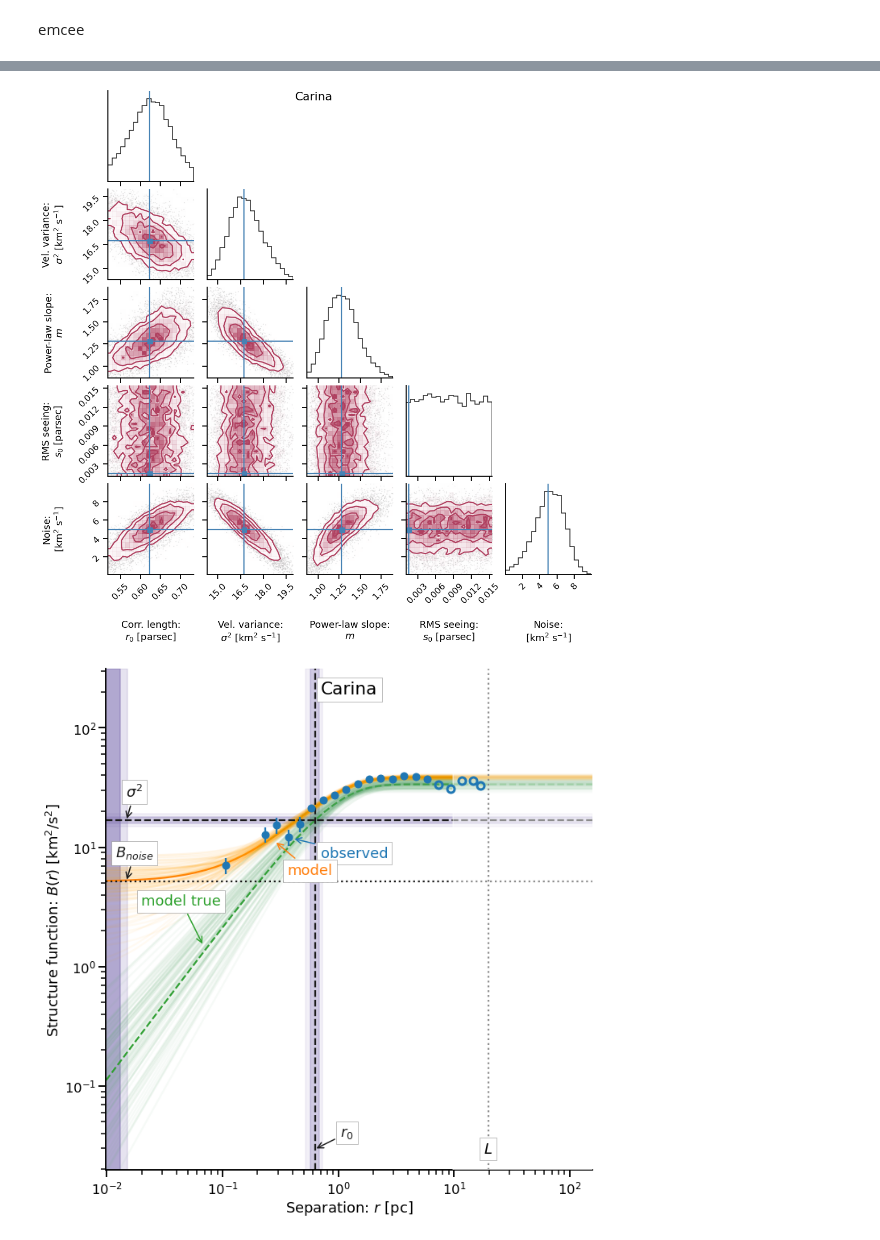
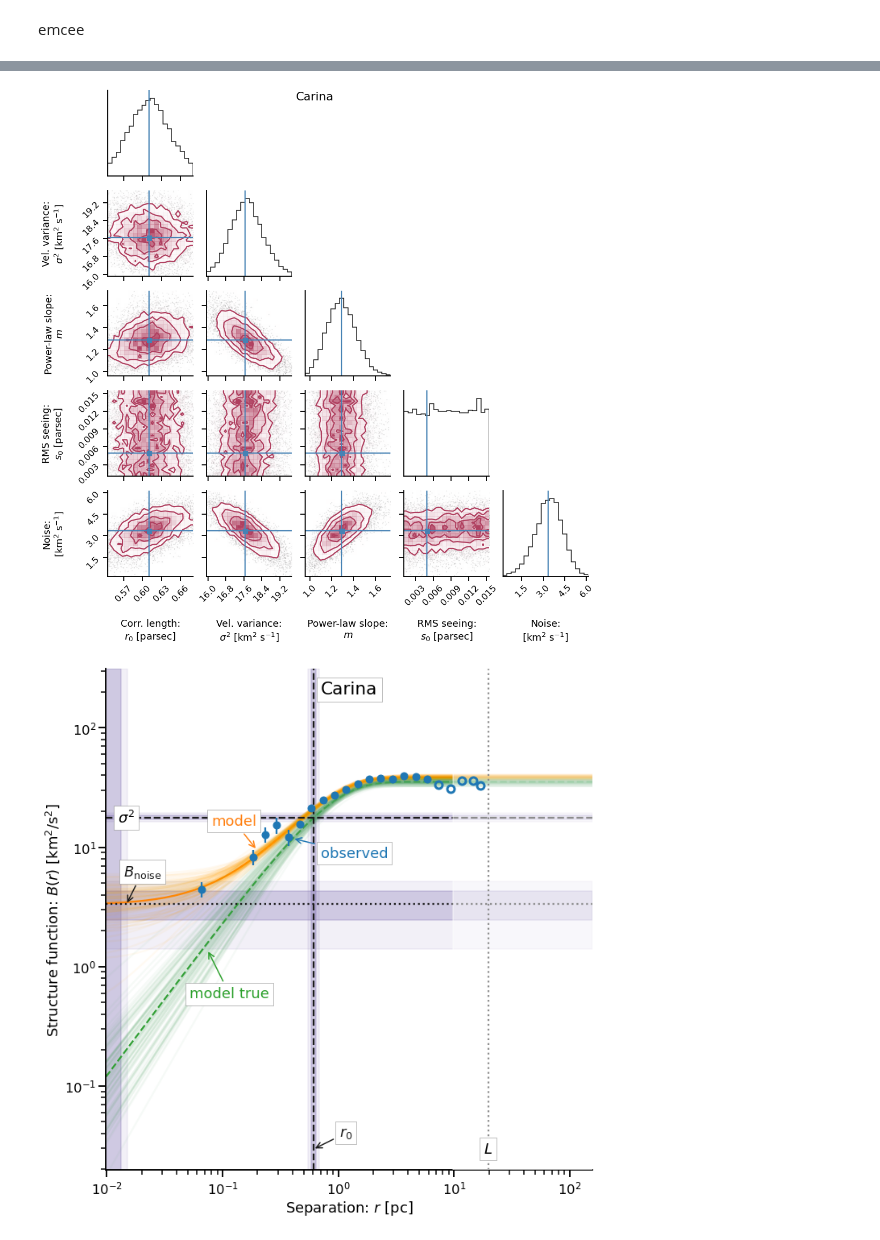
Before and after one commit to JavGVastro/PhD.Paper, a Jupyter notebook: CICar.ipynb, the cells around one changed output, grey strips where cells are left out. Saved outputs shown, nothing was run; the diff lists cells and outputs as text; code cells hidden in the pictures.

Commit message:
Minor change to Carina strucfunc
Do not merge any of the points, since it doesn't help

```diff
--- a/CICar.ipynb
+++ b/CICar.ipynb
@@ -35,7 +35,7 @@ box_size =  SFresults['box_size']
 pc_per_arcsec = pc
 # %%
 # Merge first K points
-K = 2
+K = 1
 r[K] = np.mean(r[:K])
 B[K] = np.mean(B[:K])
 r = r[K:]
@@ -215,11 +217,14 @@ noise = 64.836
 bplot.corner_plot(result_emcee, result, name, data, data_ranges=[0.95, 0.99, 0.995, 0.995, 0.999]);
 #data_ranges=[0.95, 0.99, 0.995, 0.995, 0.999]
 # %% [output]
-[figure, old version]
+[figure, new version]
 # %%
-bplot.strucfunc_plot(result_emcee, r, B, to_fit, name, data, box_size, large_scale)
+bplot.STYLE["data label element"] = 4
+bplot.STYLE["model label offset"] = (-60, 40)
+bplot.STYLE["true model label offset"] = (30, -60)
+bplot.strucfunc_plot(result_emcee, result, r, B, to_fit, name, data, box_size, large_scale)
 # %% [output]
-[figure, old version]
+[figure, new version]
 # %%
 CIresults = {'result_emcee': result_emcee,
             'result' : result
```
Also changed, not shown: parts of 7 cells of this notebook, 3 other files.
